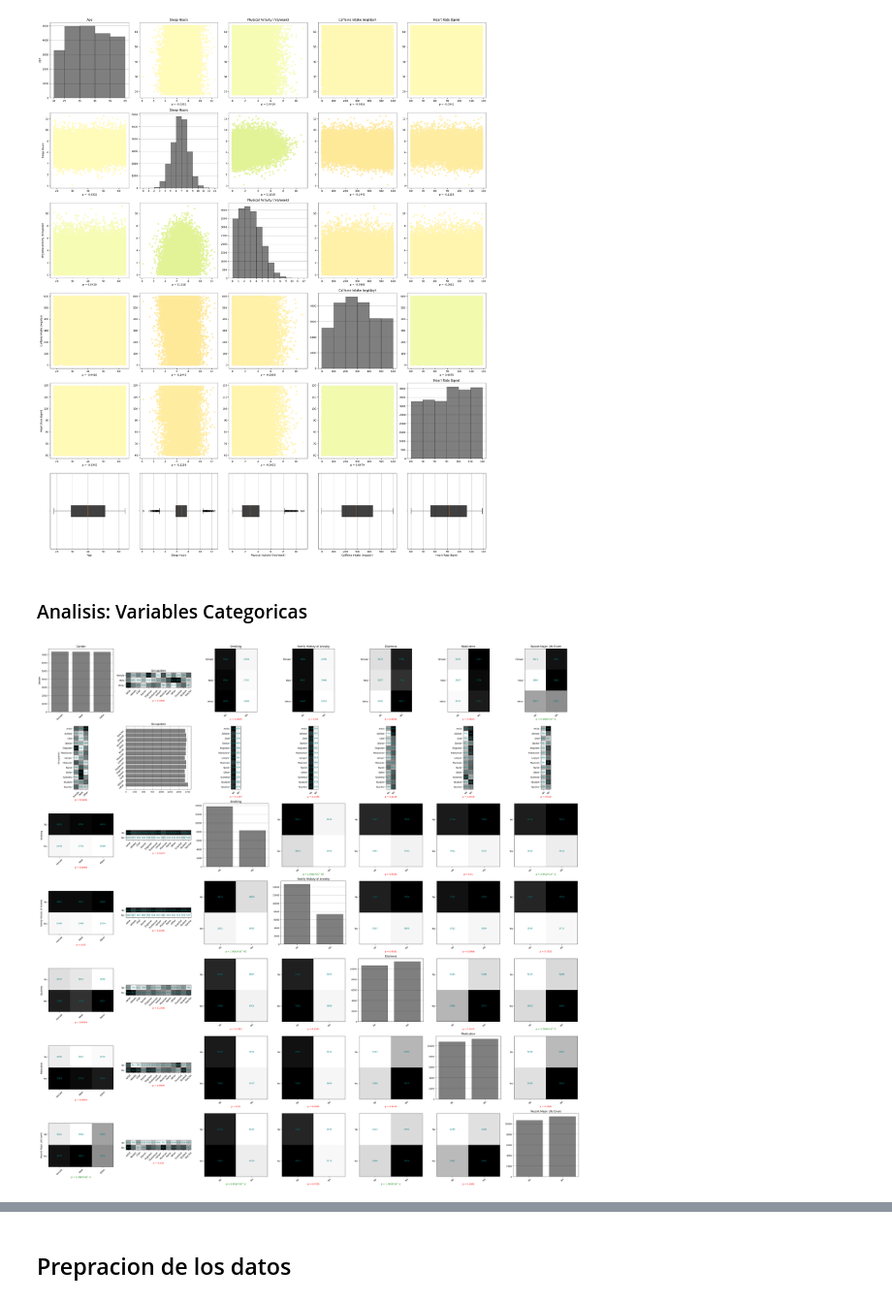
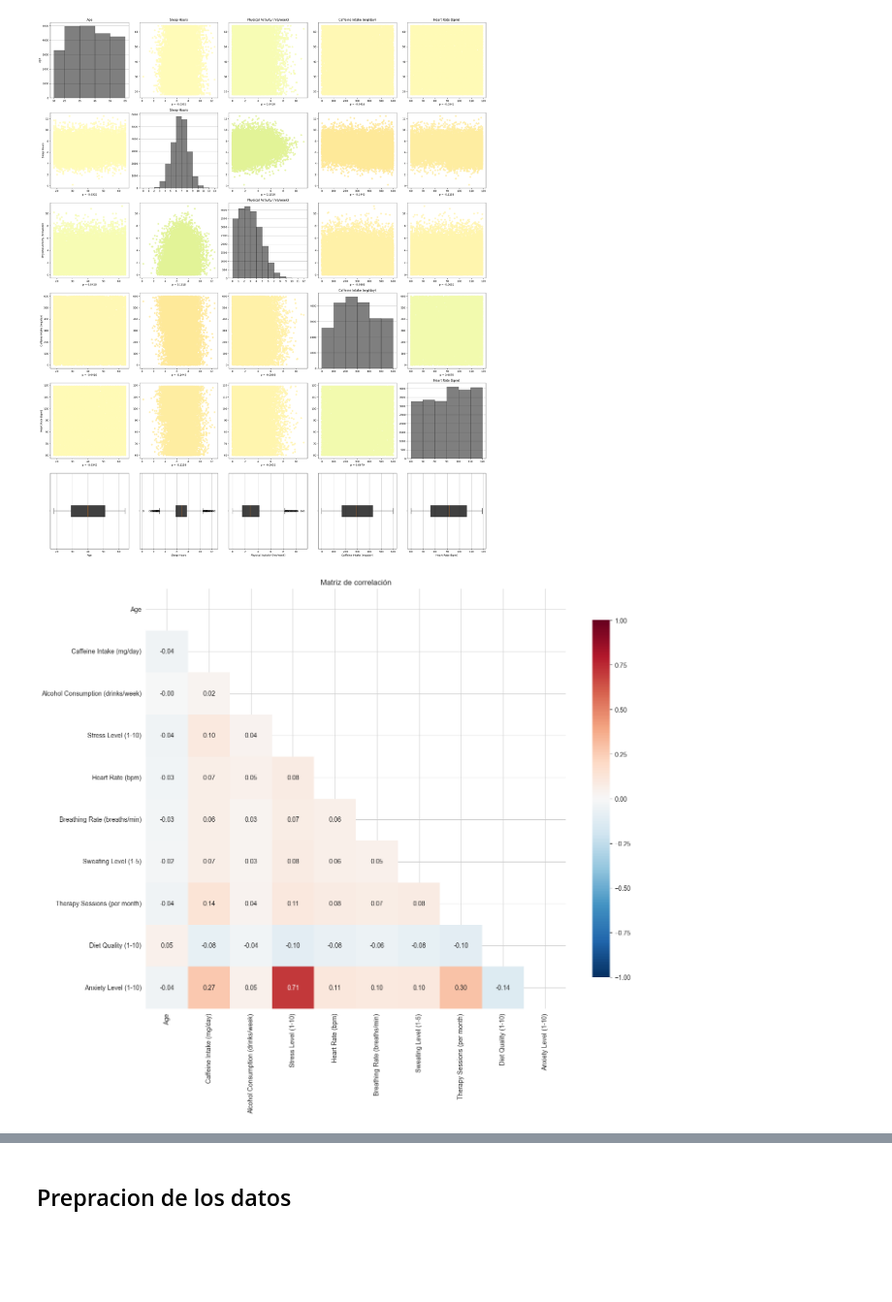
Before and after one commit to D2Giraldot/Anxiety_HMM_TdG, a Jupyter notebook: data-science-project/notebooks/Final/01_EDA.ipynb, the cells around one changed output, grey strips where cells are left out. Shown at 97% size. Saved outputs shown, nothing was run; the diff lists cells and outputs as text; code cells hidden in the pictures; blank space fills up the shorter version.

```diff
--- a/data-science-project/notebooks/Final/01_EDA.ipynb
+++ b/data-science-project/notebooks/Final/01_EDA.ipynb
@@ -328,53 +398,28 @@ plt.tight_layout()
 plt.show()
 # %% [output]
 [figure]
-# %% [markdown]
-### Analisis: Variables Categoricas
-# %%
-plt.figure(figsize = (35, 35))
-count = 0
-size_1 = 7
-size_2 = 7
-for i in df_col_cat:
-    for j in df_col_cat:
-        count += 1
-        plt.subplot(size_1, size_2, count)
-        if count <= size_2:
-            plt.title(j)
-        if (count % size_1) ==1:
-            plt.ylabel(i)
-        if i == j:
-            plt.title(j)
-            val_con = df_health[i].value_counts().sort_index()
-            if i == 'Occupation':
-                plt.barh(val_con.index,val_con, color = 'black',alpha =0.5, edgecolor = 'black', zorder = 2)
-                plt.grid(axis = 'x', zorder = 1)
-                plt.yticks(val_con.index, rotation = 45)
-            if i != 'Occupation':
-                plt.bar(val_con.index,val_con, color = 'black',alpha =0.5, edgecolor = 'black', zorder = 2)
-                plt.grid(axis = 'y', zorder = 1)
-                plt.xticks(val_con.index, rotation = 45)
-        if i != j:
-            data = pd.crosstab(df_health[i], df_health[j])
-            plt.imshow(data, cmap = 'Greys')
-            plt.yticks(ticks = [i for i in range(0, len(data.index))], labels = data.index)
-            plt.xticks(ticks = [i for i in range(0, len(data.columns))], labels = data.columns, rotation = 45)
-            x = 0
-            for m in data.columns:
-                y = 0
-                for n in data.index:
-                    plt.text(x, y, data[m][n], ha = 'center', va = 'center', color = 'teal')
-                    y += 1
-                x += 1
-            chi2_p = chi2_con(pd.crosstab(df_health[i], df_health[j])).pvalue
-            if chi2_p >= 0.05:
-                color = 'red'
-                valing = str(round(chi2_p, 4))
-            if chi2_p < 0.05:
-                color = 'green'
-                valing = scien_not(chi2_p, 4)
-            plt.xlabel('p = ' + valing, color = color)
-plt.tight_layout()
-plt.show()
-# %% [output]
-[figure, removed]
+# %%
+# Correlación antes de la preparación (solo variables numéricas crudas)
+import seaborn as sns
+
+df_num_raw = df_health.select_dtypes(include=["int64", "float64"]).copy()
+corr_raw = df_num_raw.corr()
+
+plt.figure(figsize=(14, 12))
+mask = np.triu(np.ones_like(corr_raw, dtype=bool))
+sns.heatmap(
+    corr_raw,
+    mask=mask,
+    annot=True,
+    fmt=".2f",
+    cmap="RdBu_r",
+    vmin=-1,
+    vmax=1,
+    square=True,
+    cbar_kws={"shrink": 0.8},
+)
+plt.title("Matriz de correlación")
+plt.tight_layout()
+plt.show()
+# %% [output]
+[figure, added]
```
Also changed, not shown: parts of 6 cells of this notebook.
